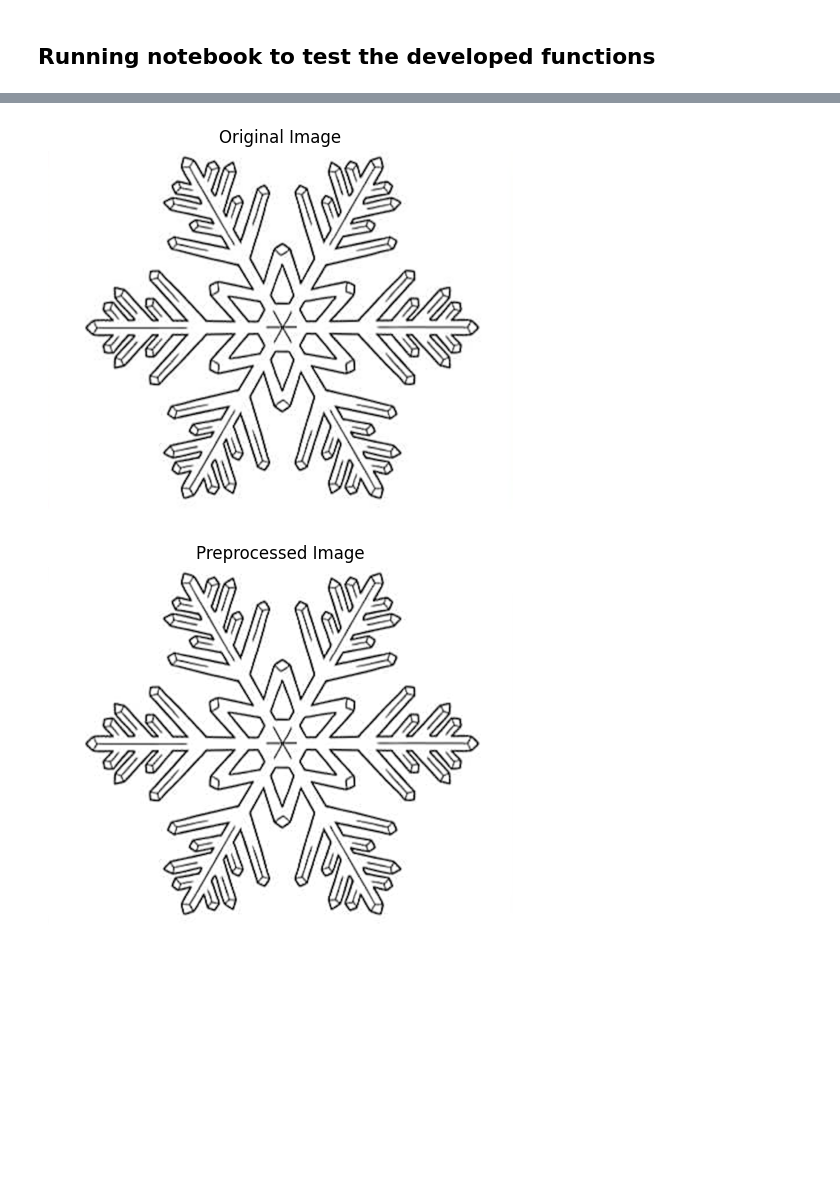
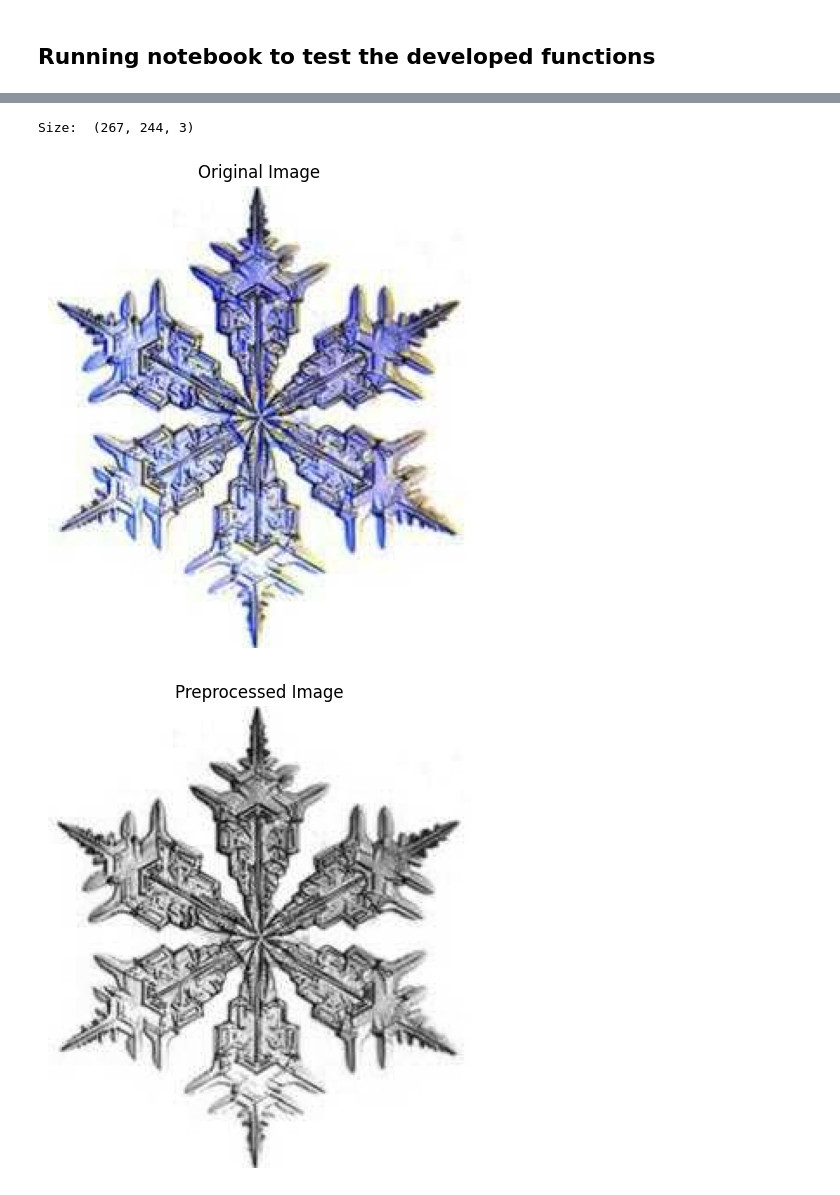
Before and after one commit to lusxvr/sf_ranking, a Jupyter notebook: dev.ipynb, the cells around one changed output, grey strips where cells are left out. Saved outputs shown, nothing was run; the diff lists cells and outputs as text; code cells hidden in the pictures; blank space fills up the shorter version.

```diff
--- a/dev.ipynb
+++ b/dev.ipynb
@@ -13,15 +16,18 @@ Intel MKL WARNING: Support of Intel(R) Streaming SIMD Extensions 4.2 (Intel(R) S
 # %%
-image_path = "data/artificial2.png"
+image_path = "data/example1.jpg"
 image = cv2.imread(image_path)
+
+print("Size: ", image.shape)
 
 
 plt.figure(figsize=(6, 6))
 plt.title("Original Image")
 plt.imshow(cv2.cvtColor(image, cv2.COLOR_BGR2RGB))
 plt.axis('off')
 plt.show()
 # %% [output]
+Size:  (267, 244, 3)
-[figure, old version]
+[figure, new version]
 # %%
 
 preprocessed_image = pp.preprocess_image(image)
@@ -33,7 +39,7 @@ plt.imshow(preprocessed_image, cmap='gray')
 plt.axis('off')
 plt.show()
 # %% [output]
-[figure, old version]
+[figure, new version]
 # %%
 contour_image, contours = cd.detect_contours(preprocessed_image)
 
```
Also changed, not shown: parts of 6 cells of this notebook.
